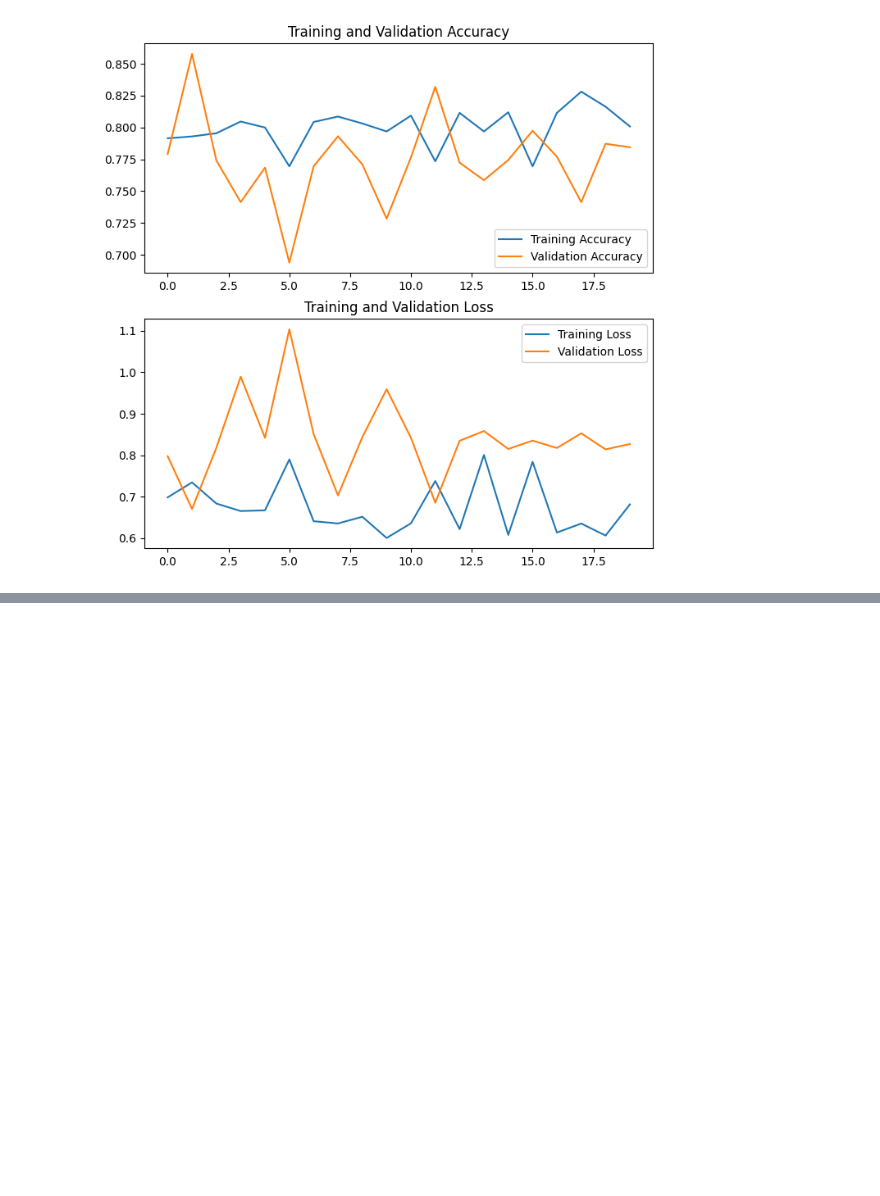
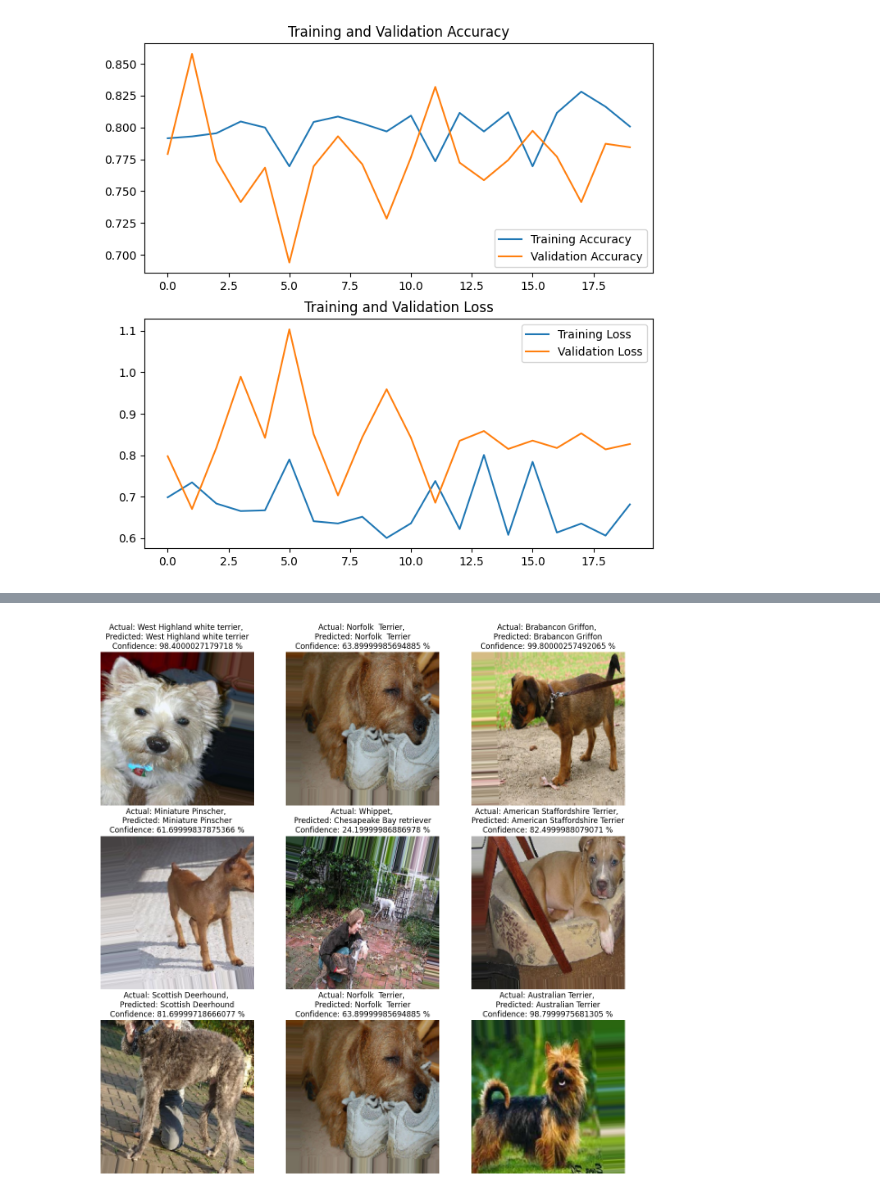
Before and after one commit to jl-tavera/dog_breed_cnn, a Jupyter notebook: dogs.ipynb, the cells around one changed output, grey strips where cells are left out. Drawn from its saved outputs; the diff is of its cells as text; code cells hidden in the pictures; blank space fills up the shorter version.

```diff
--- a/dogs.ipynb
+++ b/dogs.ipynb
@@ -211,0 +197,21 @@ TypeError: Invalid shape () for image data
+# %%
+# Plot the first 9 images in the validation set
+images_val, labels_val = next(validation_generator)
+labels_predict = model.predict(images_val)
+# Create a plot with 3x3 subplots
+plt.figure(figsize=(15, 15))
+for i in range(9):
+    # Add subplots
+    plt.subplot(3, 3, i + 1)
+    # Generate a random number
+    random_int = np.random.randint(0, len(images_val))
+    # Get the predicted and actual label
+    predicted_label = class_names[np.argmax(labels_predict[random_int])]
+    actual_label = class_names[np.argmax(labels_val[random_int])]
+    # Get the confidence of the model
+    confidence = 100* round(labels_predict[random_int][np.argmax(labels_predict[random_int])], 3)
+    # Plot the image
+    plt.imshow(images_val[random_int])
+    plt.title(f"Actual: {actual_label}, \nPredicted: {predicted_label}\nConfidence: {confidence} %")
+    plt.axis("off")
+# %% [output]
@@ -212 +219,2 @@ TypeError: Invalid shape () for image data
+[figure, added]
 # %%
```
Also changed, not shown: parts of 19 cells of this notebook, 7 other files.
